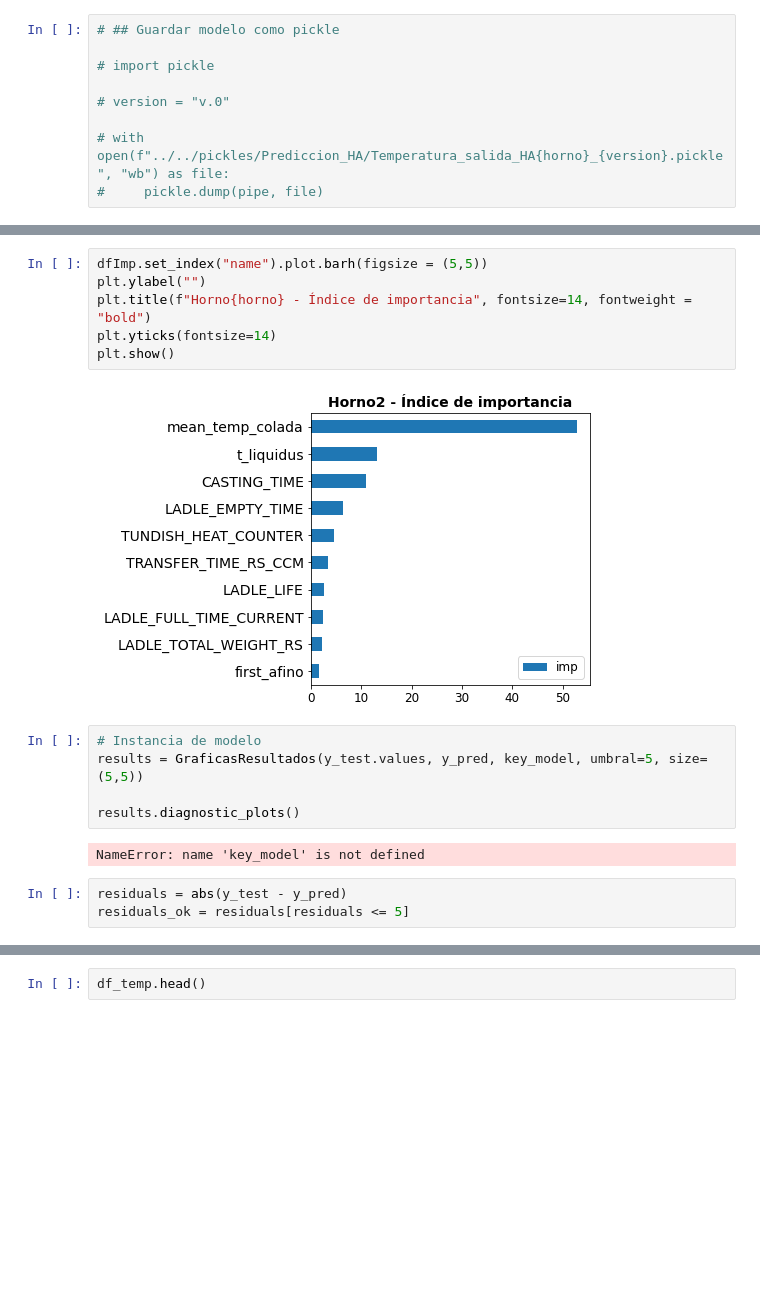
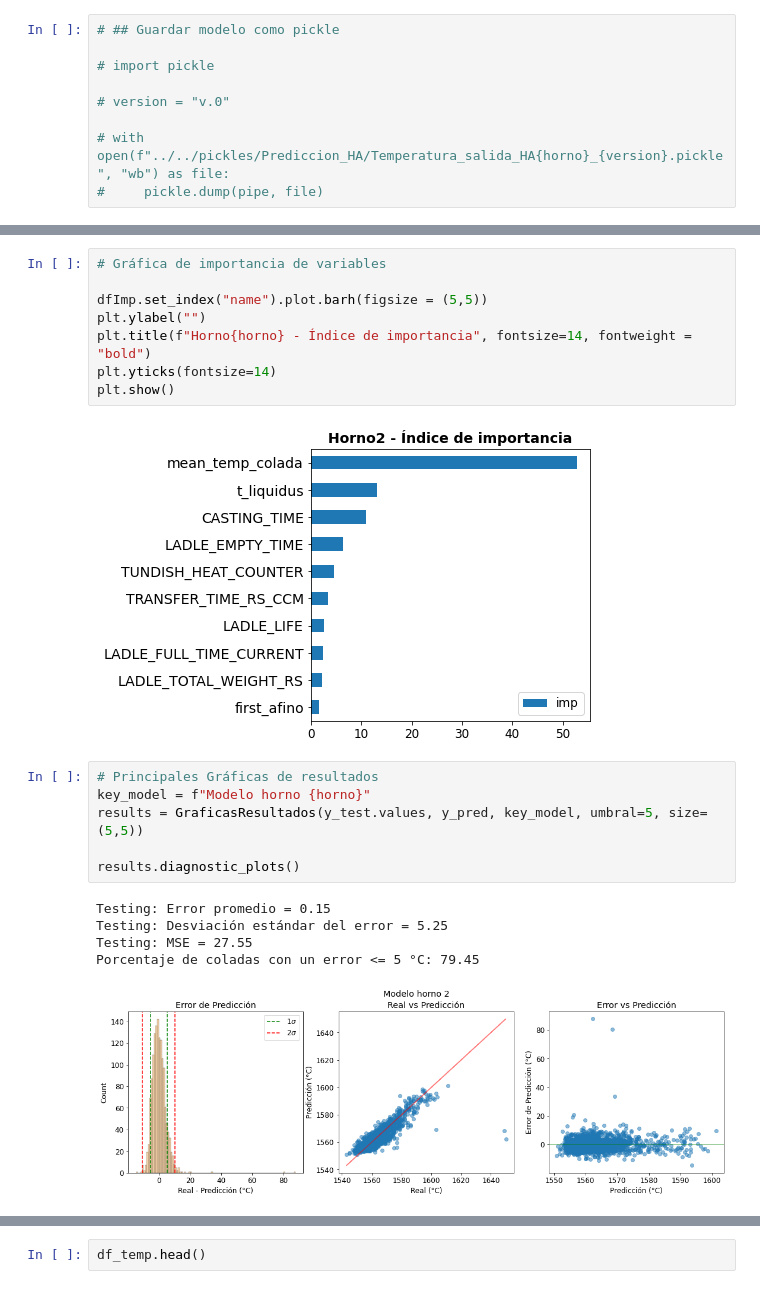
Before and after one commit to eddua04/pruebas_nb_diff, a Jupyter notebook: 3. Pruebas de modelado.ipynb, the cells around one changed output, grey strips where cells are left out. Cells and saved outputs as stored; diff of their text form; blank space fills up the shorter version.

```diff
--- a/3. Pruebas de modelado.ipynb
+++ b/3. Pruebas de modelado.ipynb
@@ -460,4 +465,6 @@ dfImp = dfImp.sort_values("imp", ascending = True)
 # %%
+# Gráfica de importancia de variables
+
 dfImp.set_index("name").plot.barh(figsize = (5,5))
 plt.ylabel("")
 plt.title(f"Horno{horno} - Índice de importancia", fontsize=14, fontweight = "bold")
@@ -466,13 +473,15 @@ plt.show()
 # %% [output]
 [figure]
 # %%
-# Instancia de modelo
+# Principales Gráficas de resultados
+key_model = f"Modelo horno {horno}"
 results = GraficasResultados(y_test.values, y_pred, key_model, umbral=5, size=(5,5))
 
 results.diagnostic_plots()
 # %% [output]
-NameError: name 'key_model' is not defined
+Testing: Error promedio = 0.15
+Testing: Desviación estándar del error = 5.25
+Testing: MSE = 27.55
+Porcentaje de coladas con un error <= 5 °C: 79.45
+[figure, added]
-# %%
-residuals = abs(y_test - y_pred)
-residuals_ok = residuals[residuals <= 5]
 # %% [markdown]
```
Also changed, not shown: parts of 90 cells of this notebook.
